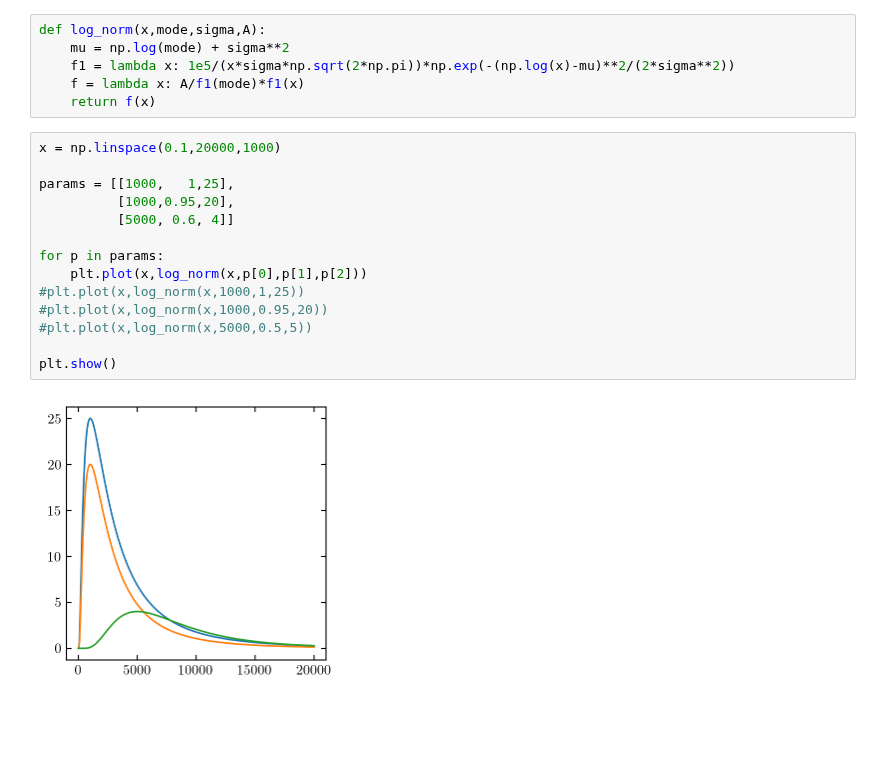
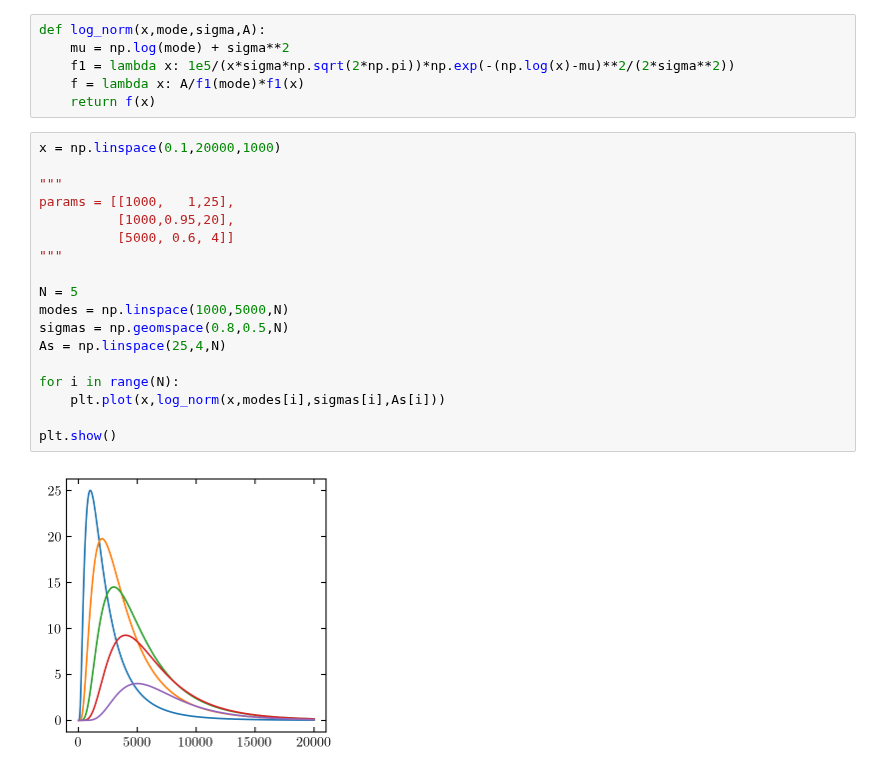
Before and after one commit to dirac-institute/photoz_template_learning, a Jupyter notebook: demonstrating_lognorm.ipynb, the cells around one changed output. Cells and saved outputs as stored; diff of their text form; blank space fills up the shorter version.

Commit message:
Made log norm progression a little more systematic. Will play with these with data soon.

```diff
--- a/demonstrating_lognorm.ipynb
+++ b/demonstrating_lognorm.ipynb
@@ -16,16 +16,20 @@ def log_norm(x,mode,sigma,A):
 # %%
 x = np.linspace(0.1,20000,1000)
 
+"""
 params = [[1000,   1,25],
           [1000,0.95,20],
           [5000, 0.6, 4]]
+"""
 
-for p in params:
-    plt.plot(x,log_norm(x,p[0],p[1],p[2]))
-#plt.plot(x,log_norm(x,1000,1,25))
-#plt.plot(x,log_norm(x,1000,0.95,20))
-#plt.plot(x,log_norm(x,5000,0.5,5))
+N = 5
+modes = np.linspace(1000,5000,N)
+sigmas = np.geomspace(0.8,0.5,N)
+As = np.linspace(25,4,N)
+
+for i in range(N):
+    plt.plot(x,log_norm(x,modes[i],sigmas[i],As[i]))
 
 plt.show()
 # %% [output]
-[figure, old version]
+[figure, new version]
```
